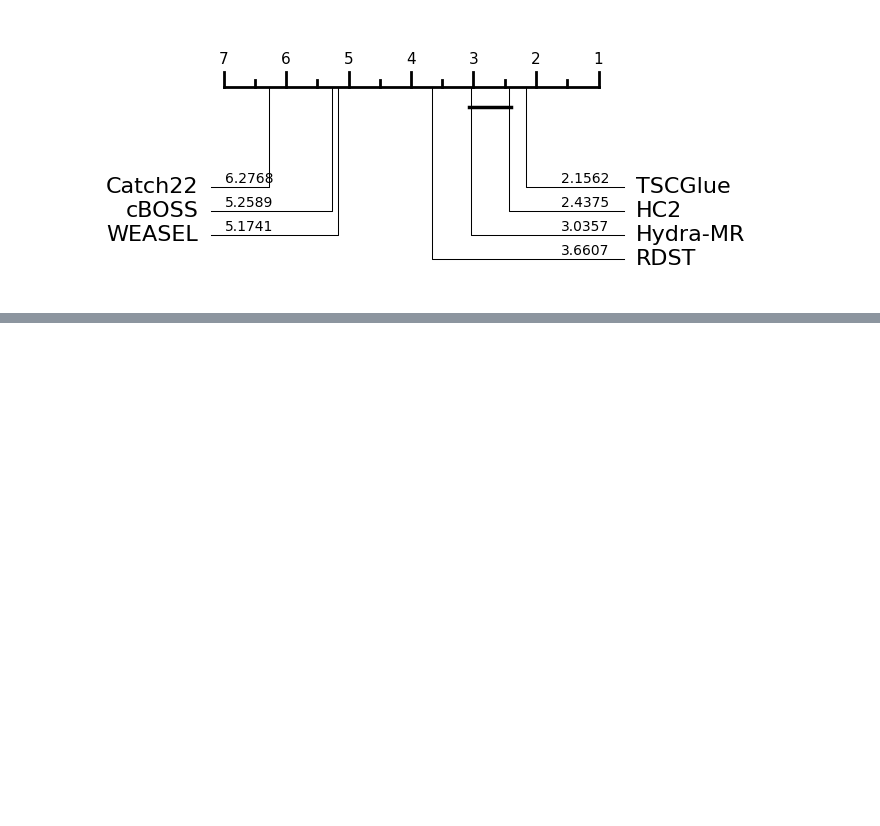
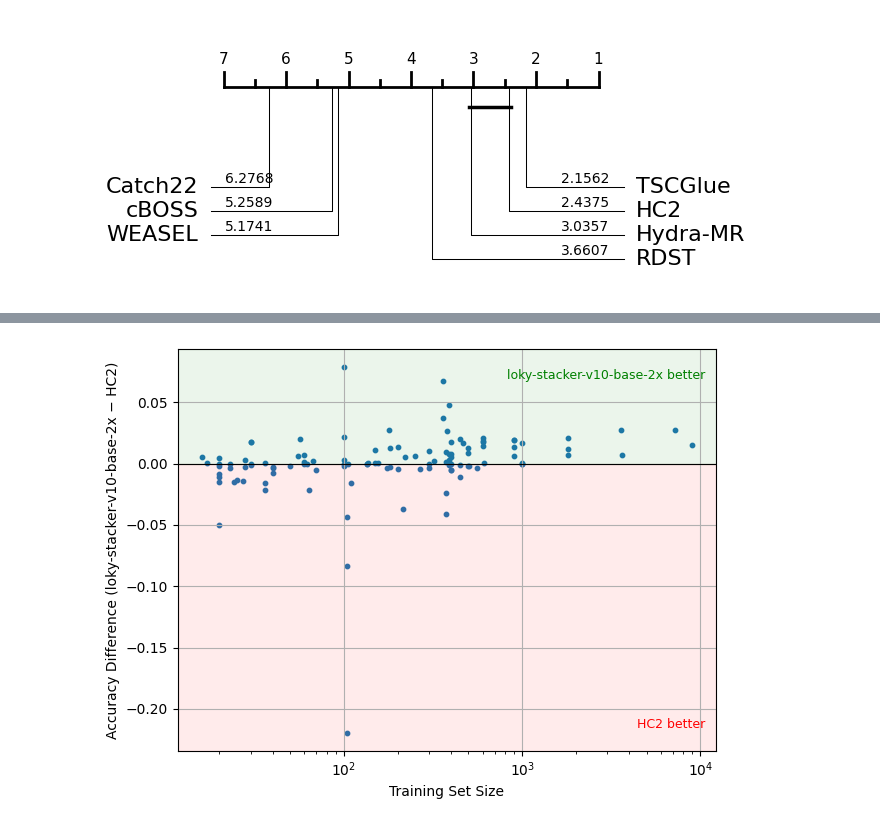
Before and after one commit to gasperpetelin/TSCGlue, a Jupyter notebook: notebooks/bakeoff.ipynb, the cells around one changed output, grey strips where cells are left out. Cells and saved outputs as stored; diff of their text form; code cells hidden in the pictures; blank space fills up the shorter version.

```diff
--- a/notebooks/bakeoff.ipynb
+++ b/notebooks/bakeoff.ipynb
@@ -319,2 +338,6 @@ plot_acc_diff_vs_size(df_performance_full, 'loky-stacker-v7-soft-filter-ridge',
+# %%
+plot_acc_diff_vs_size(df_performance_full, 'loky-stacker-v10-base-2x', 'HC2')
+# %% [output]
+[figure, added]
 # %%
 plot_acc_diff_vs_size(df_performance_full, 'loky-stacker-v7-soft-ridge', 'loky-stacker-v7-soft-rf')
```
Also changed, not shown: parts of 13 cells of this notebook, 24 other files.
